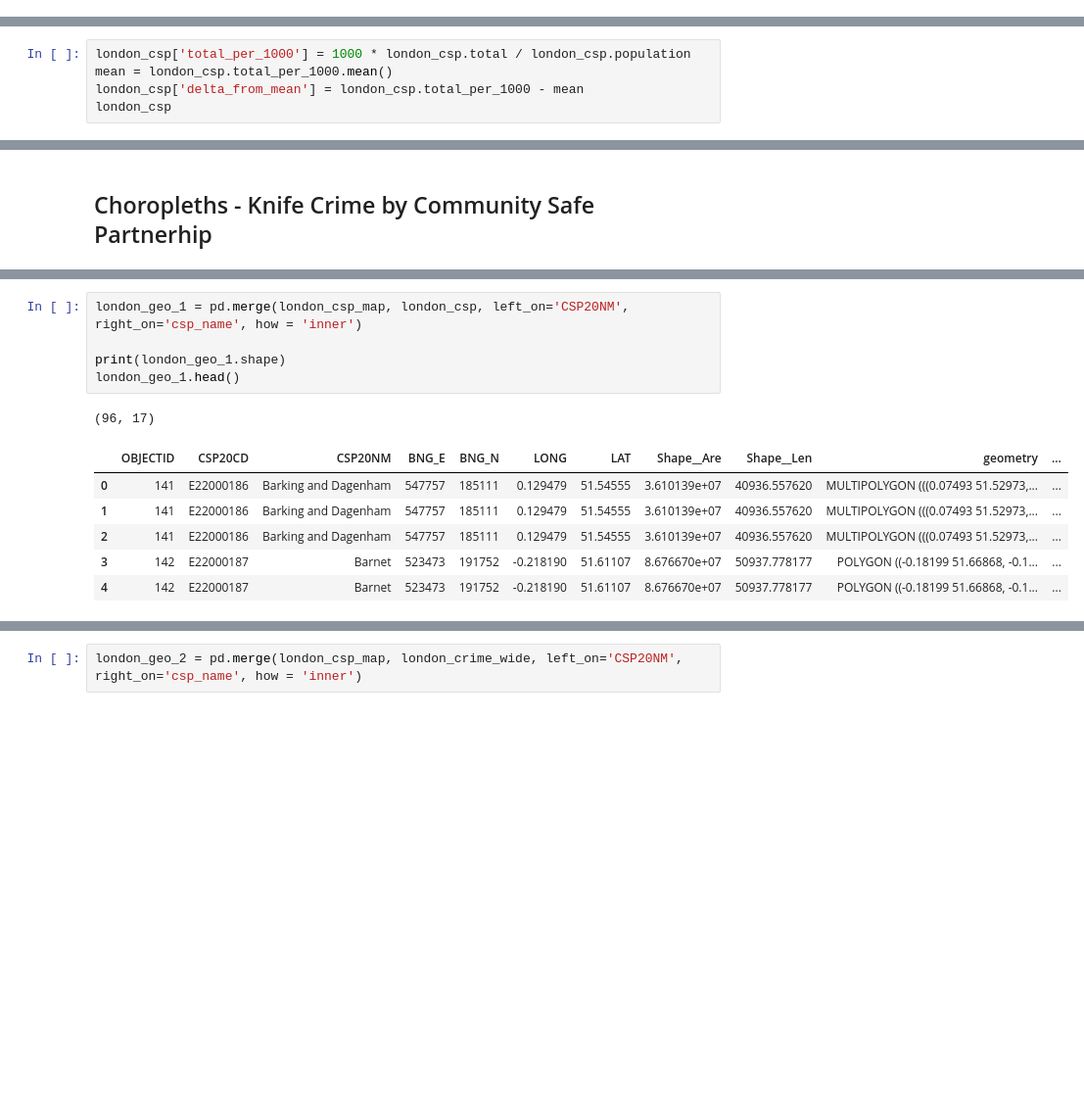
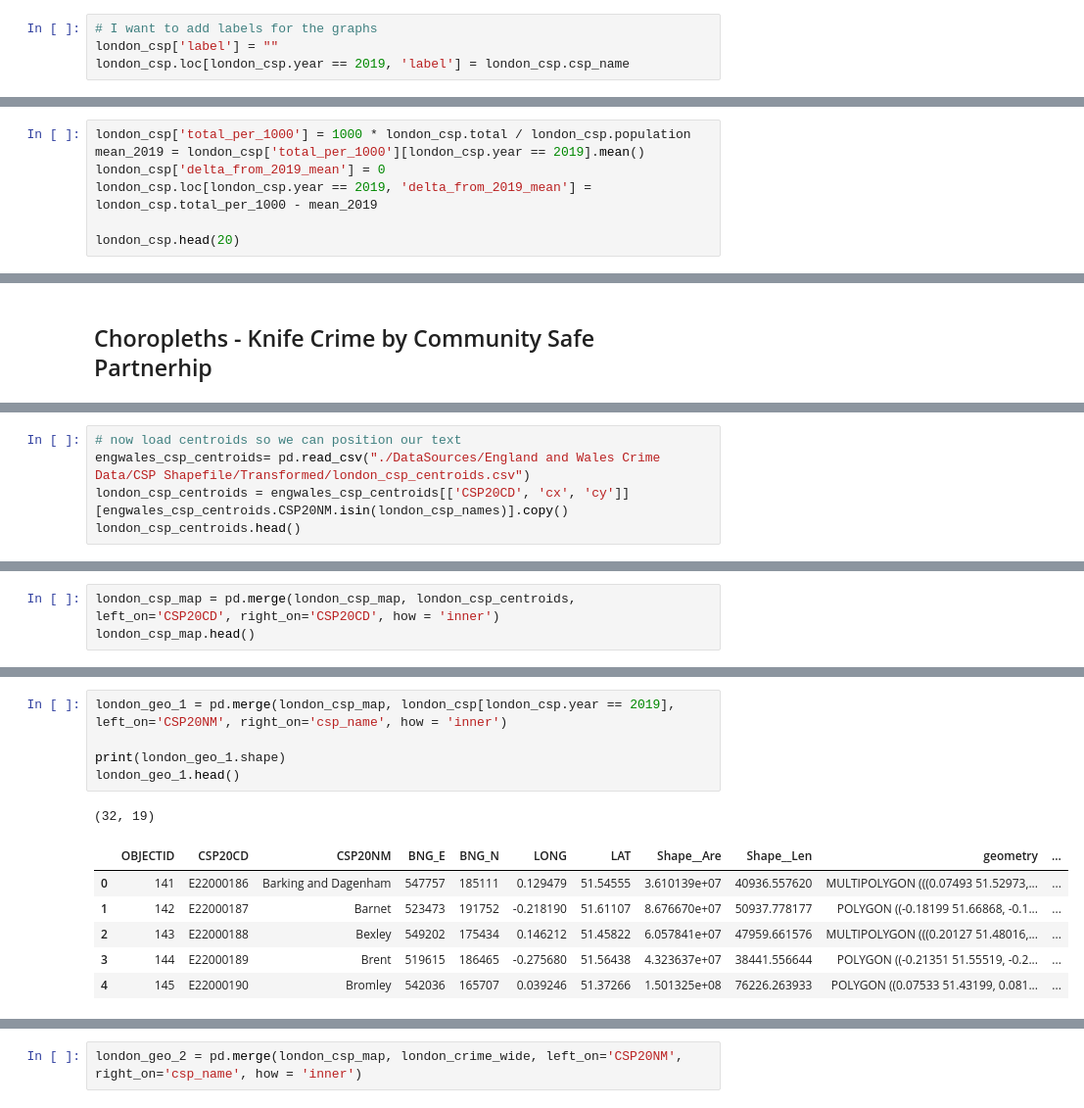
Before and after one commit to PhilMoura/Dissertation, a Jupyter notebook: Crime Context v2.ipynb, the cells around one changed output, grey strips where cells are left out. Shown at 98% size. Drawn from its saved outputs; the diff is of its cells as text; blank space fills up the shorter version.

```diff
--- a/Crime Context v2.ipynb
+++ b/Crime Context v2.ipynb
@@ -687,3 +688,7 @@ london_csp.head()
+# %%
+# I want to add labels for the graphs
+london_csp['label'] = ""
+london_csp.loc[london_csp.year == 2019, 'label'] = london_csp.csp_name
 # %% [markdown]
 ### Get population numbers per Community Safety Partnership
 Use ONS crime data to get population by CSP as at mid 2019
@@ -755,7 +760,9 @@ london_csp
 96 rows × 5 columns
 # %%
 london_csp['total_per_1000'] = 1000 * london_csp.total / london_csp.population
-mean = london_csp.total_per_1000.mean()
-london_csp['delta_from_mean'] = london_csp.total_per_1000 - mean
-london_csp
+mean_2019 = london_csp['total_per_1000'][london_csp.year == 2019].mean()
+london_csp['delta_from_2019_mean'] = 0
+london_csp.loc[london_csp.year == 2019, 'delta_from_2019_mean'] = london_csp.total_per_1000 - mean_2019
+
+london_csp.head(20)
 # %% [output]
@@ -866,3 +877,8 @@ london_csp_map.head()
 | 2 | 3 | E22000003 | North Somerset | 347614 | 166718 | -2.75438 | 51.39706 | 3.746372e+08 | 154770.379665 | MULTIPOLYGON (((-3.10601 51.34143... |
 | 3 | 4 | E22000006 | South Gloucestershire | 367559 | 183198 | -2.46922 | 51.54673 | 4.970509e+08 | 142552.758508 | POLYGON ((-2.29164 51.59370, -2.2... |
 | 4 | 5 | E22000009 | Bedford | 505721 | 256463 | -0.45463 | 52.19628 | 4.764083e+08 | 131721.268581 | POLYGON ((-0.24981 52.18436, -0.2... |
+# %%
+# now load centroids so we can position our text
+engwales_csp_centroids= pd.read_csv("./DataSources/England and Wales Crime Data/CSP Shapefile/Transformed/london_csp_centroids.csv")
+london_csp_centroids = engwales_csp_centroids[['CSP20CD', 'cx', 'cy']][engwales_csp_centroids.CSP20NM.isin(london_csp_names)].copy()
+london_csp_centroids.head()
@@ -868,0 +892,3 @@ london_csp_map.head()
+# %%
+london_csp_map = pd.merge(london_csp_map, london_csp_centroids, left_on='CSP20CD', right_on='CSP20CD', how = 'inner')
+london_csp_map.head()
@@ -869,16 +902,16 @@ london_csp_map.head()
 # %%
-london_geo_1 = pd.merge(london_csp_map, london_csp, left_on='CSP20NM', right_on='csp_name', how = 'inner')
+london_geo_1 = pd.merge(london_csp_map, london_csp[london_csp.year == 2019], left_on='CSP20NM', right_on='csp_name', how = 'inner')
 
 print(london_geo_1.shape)
 london_geo_1.head()
 # %% [output]
-(96, 17)
+(32, 19)
 |  | OBJECTID | CSP20CD | CSP20NM | BNG_E | BNG_N | LONG | LAT | Shape__Are | Shape__Len | geometry | ... |
 | 0 | 141 | E22000186 | Barking and Dagenham | 547757 | 185111 | 0.129479 | 51.54555 | 3.610139e+07 | 40936.557620 | MULTIPOLYGON (((0.07493 51.52973,... | ... |
-| 1 | 141 | E22000186 | Barking and Dagenham | 547757 | 185111 | 0.129479 | 51.54555 | 3.610139e+07 | 40936.557620 | MULTIPOLYGON (((0.07493 51.52973,... | ... |
-| 2 | 141 | E22000186 | Barking and Dagenham | 547757 | 185111 | 0.129479 | 51.54555 | 3.610139e+07 | 40936.557620 | MULTIPOLYGON (((0.07493 51.52973,... | ... |
-| 3 | 142 | E22000187 | Barnet | 523473 | 191752 | -0.218190 | 51.61107 | 8.676670e+07 | 50937.778177 | POLYGON ((-0.18199 51.66868, -0.1... | ... |
-| 4 | 142 | E22000187 | Barnet | 523473 | 191752 | -0.218190 | 51.61107 | 8.676670e+07 | 50937.778177 | POLYGON ((-0.18199 51.66868, -0.1... | ... |
+| 1 | 142 | E22000187 | Barnet | 523473 | 191752 | -0.218190 | 51.61107 | 8.676670e+07 | 50937.778177 | POLYGON ((-0.18199 51.66868, -0.1... | ... |
+| 2 | 143 | E22000188 | Bexley | 549202 | 175434 | 0.146212 | 51.45822 | 6.057841e+07 | 47959.661576 | MULTIPOLYGON (((0.20127 51.48016,... | ... |
+| 3 | 144 | E22000189 | Brent | 519615 | 186465 | -0.275680 | 51.56438 | 4.323637e+07 | 38441.556644 | POLYGON ((-0.21351 51.55519, -0.2... | ... |
+| 4 | 145 | E22000190 | Bromley | 542036 | 165707 | 0.039246 | 51.37266 | 1.501325e+08 | 76226.263933 | POLYGON ((0.07533 51.43199, 0.081... | ... |
 # %%
 data_geo_1 = alt.InlineData(values = london_geo_1.to_json(), #geopandas to geojson string
                        format = alt.DataFormat(property='features',type='json'))
```
Also changed, not shown: parts of 25 cells of this notebook.
